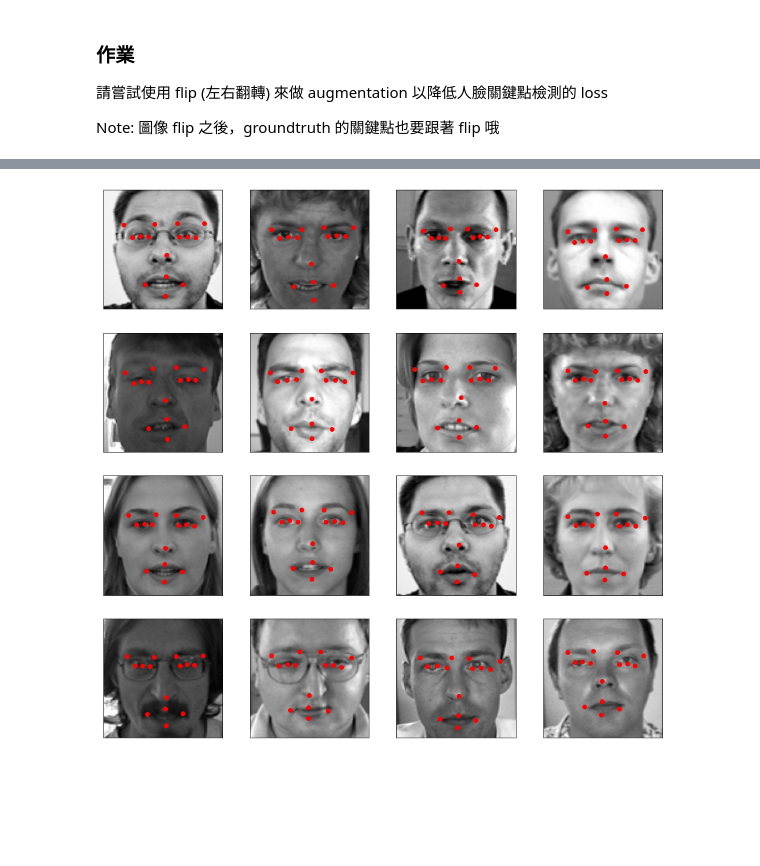
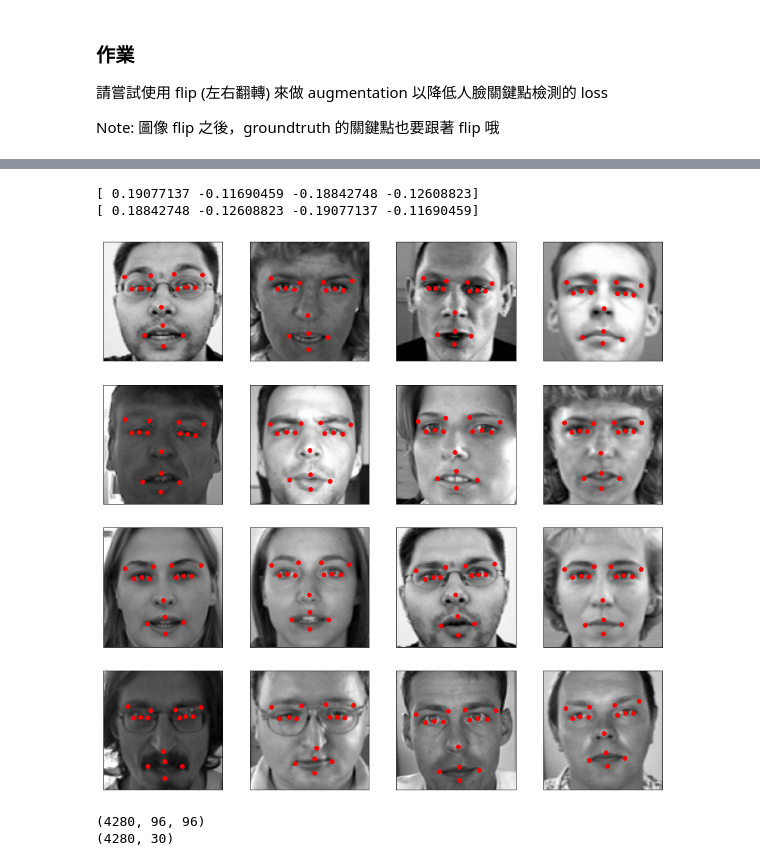
Before and after one commit to yiruchen1993/1st-DL-CVMarathon, a Jupyter notebook: Day44_train_facial_keypoint_HW.ipynb, the cells around one changed output, grey strips where cells are left out. Drawn from its saved outputs; the diff is of its cells as text; code cells hidden in the pictures; blank space fills up the shorter version.

```diff
--- a/Day44_train_facial_keypoint_HW.ipynb
+++ b/Day44_train_facial_keypoint_HW.ipynb
@@ -133,7 +133,7 @@ hist = History()
 hist_model = model.fit(imgs_train.reshape(-1, 96, 96, 1),
                        points_train,
                        validation_split=0.2, batch_size=64, callbacks=[checkpoint, hist],
-                       shuffle=True, epochs=150, verbose=1)
+                       shuffle=True, epochs=50, verbose=1)
 # save the model weights
 model.save_weights('weights.h5')
 # save the model
@@ -210,7 +209,24 @@ seq = iaa.Sequential([
 images_aug = seq.augment_images(imgs_test)
-# %%
-# 在灰階圖像上畫關鍵點的函數
-def plot_keypoints(img, points):
-    plt.imshow(img, cmap='gray')
-    for i in range(0, 30, 2):
-        plt.scatter(1-(points[i] - 0.5)*96, (points[i+1] + 0.5)*96, color='red')
+# %%
+def get_filp_points(points):
+
+    # 翻轉關鍵點 label
+    new_points = np.copy(points)
+    for i in range(0, 30, 2):
+        new_points[i] = -points[i]
+
+    new_points_temp = np.copy(new_points)
+    new_points[0:2] = new_points_temp[2:4]
+    new_points[2:4] = new_points_temp[0:2]
+    new_points[4:6] = new_points_temp[8:10]
+    new_points[6:8] = new_points_temp[10:12]
+    new_points[8:10] = new_points_temp[4:6]
+    new_points[10:12] = new_points_temp[6:8]
+    new_points[12:14] = new_points_temp[16:18]
+    new_points[14:16] = new_points_temp[18:20]
+    new_points[16:18] = new_points_temp[12:14]
+    new_points[18:20] = new_points_temp[14:16]
+    new_points[22:24] = new_points_temp[24:26]
+    new_points[24:26] = new_points_temp[22:24]
+
+    return new_points
@@ -217,10 +243,46 @@ def plot_keypoints(img, points):
+# %%
+print(points_test[0][0:4])
+print(points_test_flip[0:4])
+# %% [output]
+[ 0.19077137 -0.11690459 -0.18842748 -0.12608823]
+[ 0.18842748 -0.12608823 -0.19077137 -0.11690459]
 # %%
 fig = plt.figure(figsize=(15,15))
 # 在測試集圖片上用剛剛訓練好的模型做關鍵點的預測
-points_test = model.predict(images_aug.reshape(images_aug.shape[0], 96, 96, 1))
+points_test_flip = np.copy(points_test)
+for i in range(len(points_test)):
+    points_test_flip[i] = get_filp_points(points_test[i])
 
 for i in range(16):
     ax = fig.add_subplot(4, 4, i + 1, xticks=[], yticks=[])
-    plot_keypoints(images_aug[i], np.squeeze(points_test[i]))
+    plot_keypoints(images_aug[i], np.squeeze(points_test_flip[i]))
 # %% [output]
-[figure, old version]
+[figure, new version]
+# %%
+# 創建 list
+aug_imgs_train = []
+aug_points_train = []
+
+aug_img = seq.augment_images(imgs_train)
+# 對所有原始資料做 augmentation
+for i in range(imgs_train.shape[0]):
+    # 做左右翻轉
+    aug_point = get_filp_points(points_train[i])
+
+    # append 原始資料
+    aug_imgs_train.append(imgs_train[i])
+    aug_points_train.append(points_train[i])
+
+    # append 做過 augmentation 後的資料
+    aug_imgs_train.append(aug_img[i])
+    aug_points_train.append(aug_point)
+
+# convert to numpy
+aug_imgs_train = np.array(aug_imgs_train)
+aug_points_train = np.copy(aug_points_train)
+
+print(aug_imgs_train.shape)
+print(aug_points_train.shape)
+# %% [output]
+(4280, 96, 96)
+(4280, 30)
```
Also changed, not shown: parts of 15 cells of this notebook.
